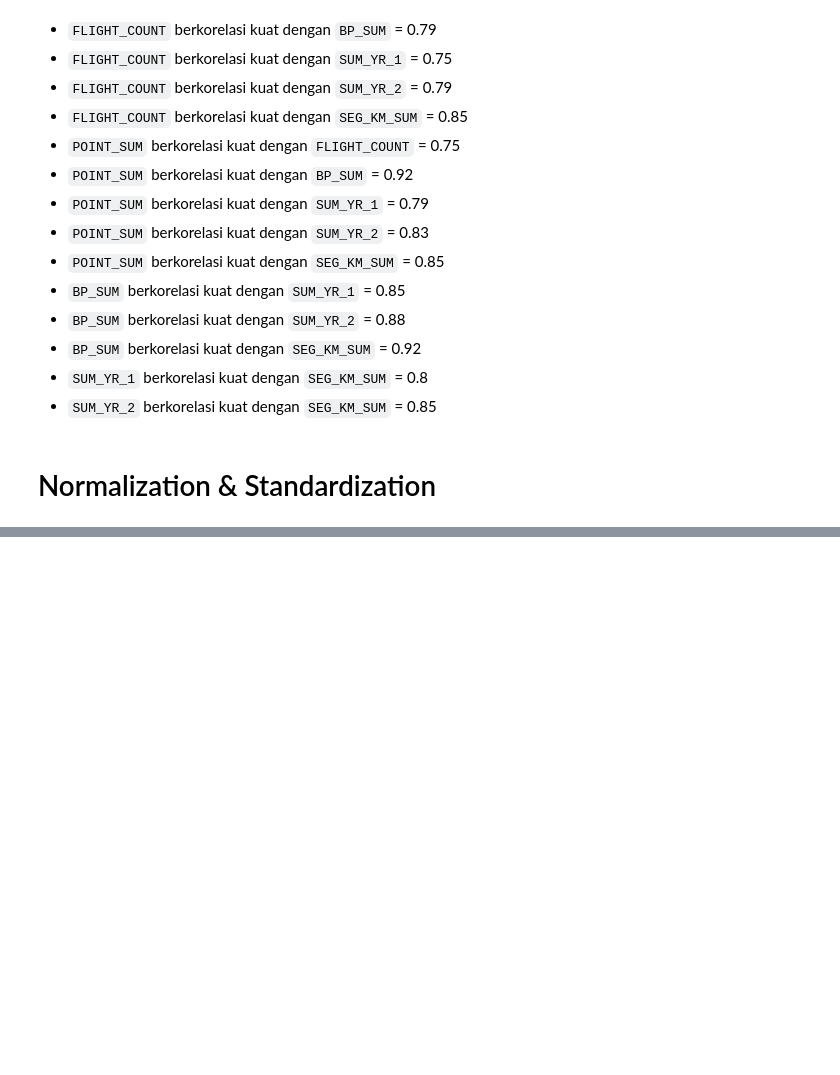
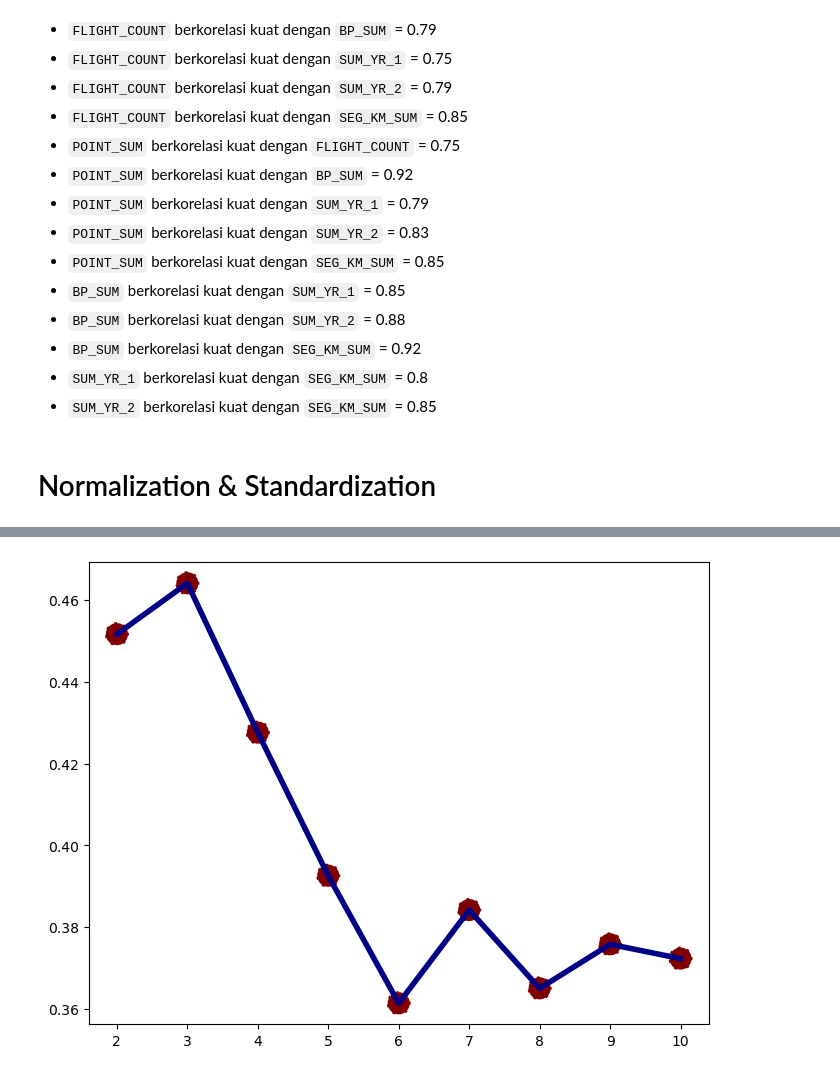
Before and after one commit to gbriansatria/Final-Project-Raka-MAX, a Jupyter notebook: Homework Stage 3/Homework Unsupervised Learning.ipynb, the cells around one changed output, grey strips where cells are left out. Cells and saved outputs as stored; diff of their text form; code cells hidden in the pictures; blank space fills up the shorter version.

```diff
--- a/Homework Stage 3/Homework Unsupervised Learning.ipynb
+++ b/Homework Stage 3/Homework Unsupervised Learning.ipynb
@@ -433,0 +472,18 @@ final_df[numerical].describe()
+# %%
+from sklearn.metrics import silhouette_score
+
+range_n_clusters = list(range(2,11))
+arr_silhouette_score_euclidean = []
+for i in range_n_clusters:
+    kmeans = KMeans(n_clusters=i,init='k-means++',max_iter=300,n_init=10,random_state=0).fit(final_df)
+    preds = kmeans.predict(final_df)
+
+    score_euclidean = silhouette_score(final_df, preds, metric='euclidean')
+    arr_silhouette_score_euclidean.append(score_euclidean)
+# %%
+fig, ax = plt.subplots(figsize=(8, 6))
+sns.lineplot(x=range(2,11), y=arr_silhouette_score_euclidean, color='#000087', linewidth = 4)
+sns.scatterplot(x=range(2,11), y=arr_silhouette_score_euclidean, s=300, color='#800000',  linestyle='--')
+plt.show()
+# %% [output]
+[figure, added]
```
Also changed, not shown: parts of 31 cells of this notebook.
